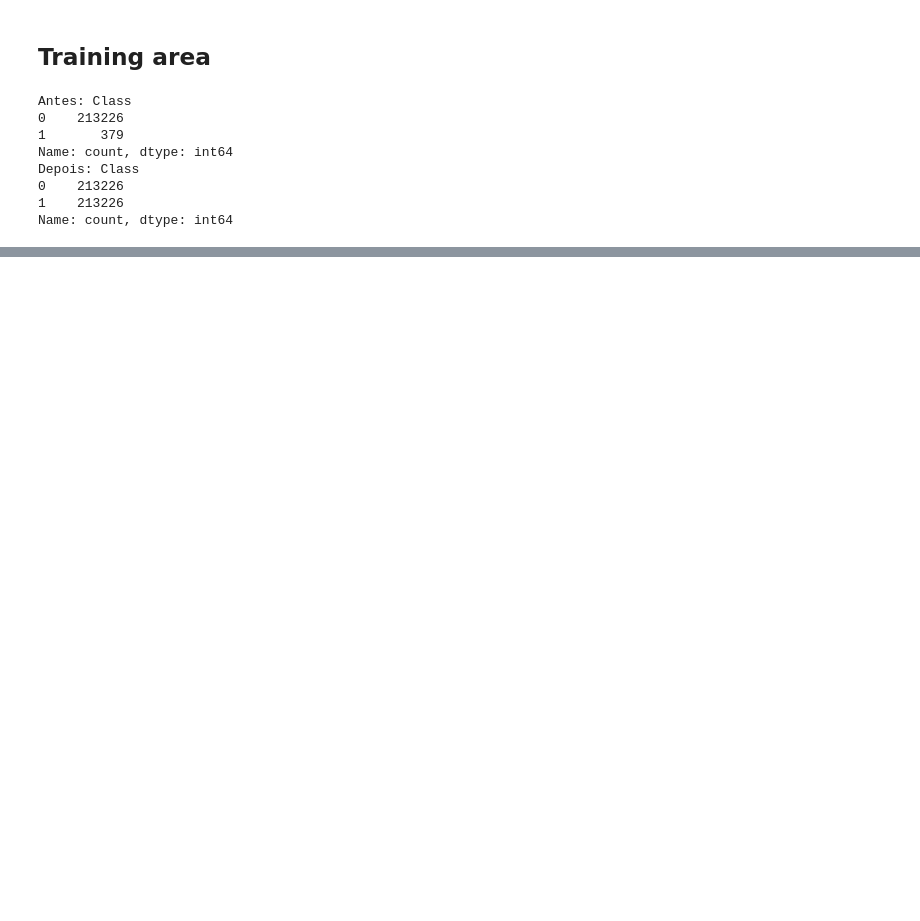
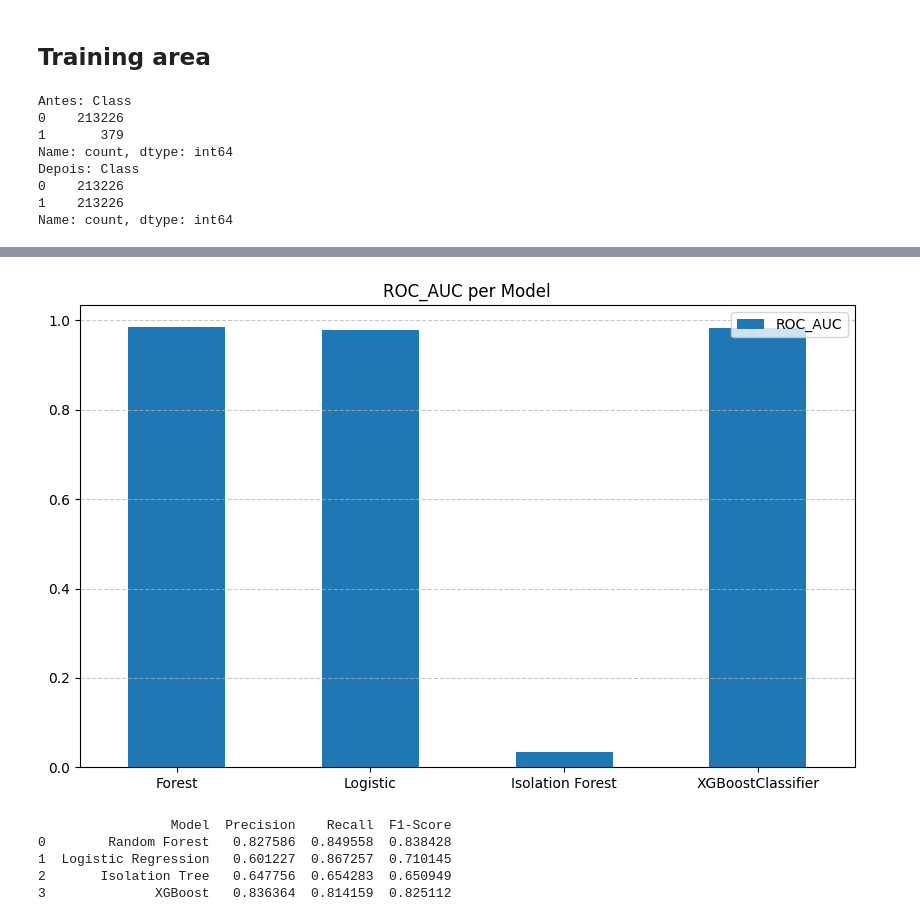
Before and after one commit to EnricoMendrot/FraudShield-ML, a Jupyter notebook: notebooks/01_modeling.ipynb, the cells around one changed output, grey strips where cells are left out. Cells and saved outputs as stored; diff of their text form; code cells hidden in the pictures; blank space fills up the shorter version.

Commit message:
feat: train and evaluate models, select best performer via AutoML

```diff
--- a/notebooks/01_modeling.ipynb
+++ b/notebooks/01_modeling.ipynb
@@ -29,0 +73,10 @@ Name: count, dtype: int64
+# %%
+from sklearn.ensemble import IsolationForest
+
+cfl = IsolationForest(
+    n_estimators = 100,
+    contamination=0.0017,
+    max_samples="auto",
+    random_state=42)
+
+cfl.fit(X_train)
@@ -29,0 +118,16 @@ Name: count, dtype: int64
+# %%
+# Random Forest
+y_proba_fr = forest.predict_proba(X_test)[:,1]
+threshold_fr= 0.6
+
+# Logistic Regression
+y_proba_lr = lr.predict_proba(X_test)[:, 1]
+threshold_lr = 0.99
+
+#Isolation Forest
+y_proba_cfl = cfl.decision_function(X_test)
+threshold_cfl = 0
+
+# XGBoost
+y_proba_xgb = xgb.predict_proba(X_test)[:, 1]
+threshold_xgb = 0.95
@@ -29,0 +177,20 @@ Name: count, dtype: int64
+# %%
+from sklearn.metrics import roc_auc_score
+
+roc_auc_fr = roc_auc_score(y_test, y_proba_fr)
+roc_auc_lr = roc_auc_score(y_test, y_proba_lr)
+roc_auc_cfl = roc_auc_score(y_test, y_proba_cfl)
+roc_auc_xgb = roc_auc_score(y_test, y_proba_xgb)
+
+df = pd.DataFrame({
+    'ROC_AUC': [roc_auc_fr, roc_auc_lr, roc_auc_cfl, roc_auc_xgb],
+}, index=['Forest', 'Logistic', 'Isolation Forest', 'XGBoostClassifier'])
+
+
+df.plot(kind='bar', figsize=(10, 6))
+plt.title('ROC_AUC per Model')
+plt.xticks(rotation=0)
+plt.grid(axis='y', linestyle='--', alpha=0.7)
+plt.show()
+# %% [output]
+[figure, added]
@@ -29,0 +215,16 @@ Name: count, dtype: int64
+# %%
+data = {
+    'Model': ['Random Forest', 'Logistic Regression', 'Isolation Tree', 'XGBoost'],
+    'Precision': [precision_fr, precision_lr, precision_cfl, precision_xgb],
+    'Recall': [recall_fr, recall_lr, recall_cfl, recall_xgb],
+    'F1-Score': [f1_fr, f1_lr, f1_cfl, f1_xgb]
+}
+
+df_results = pd.DataFrame(data)
+print(df_results)
+# %% [output]
+                 Model  Precision    Recall  F1-Score
+0        Random Forest   0.827586  0.849558  0.838428
+1  Logistic Regression   0.601227  0.867257  0.710145
+2       Isolation Tree   0.647756  0.654283  0.650949
+3              XGBoost   0.836364  0.814159  0.825112
```
Also changed, not shown: parts of 16 cells of this notebook, 3 other files.
